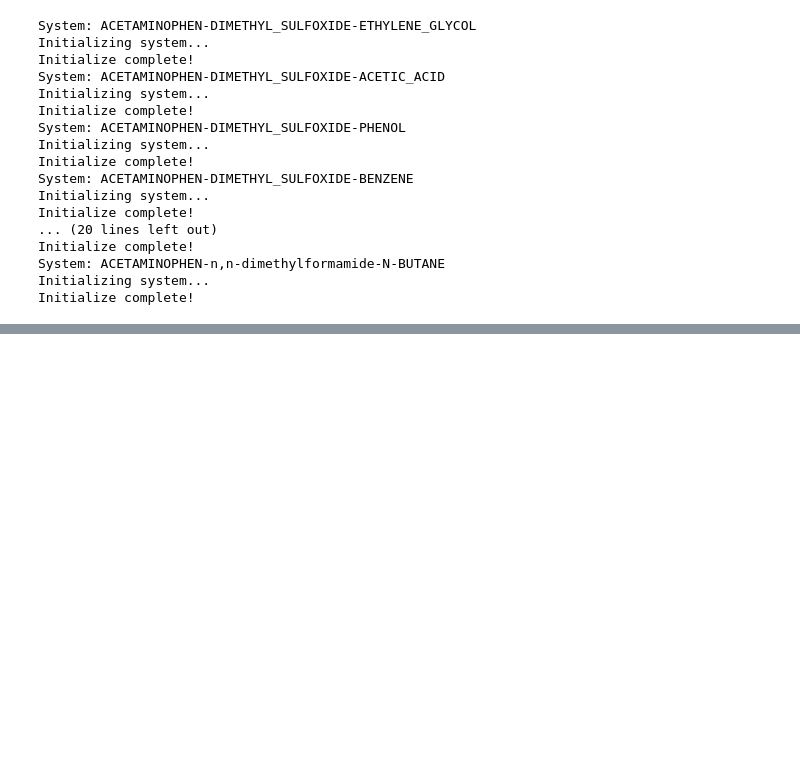
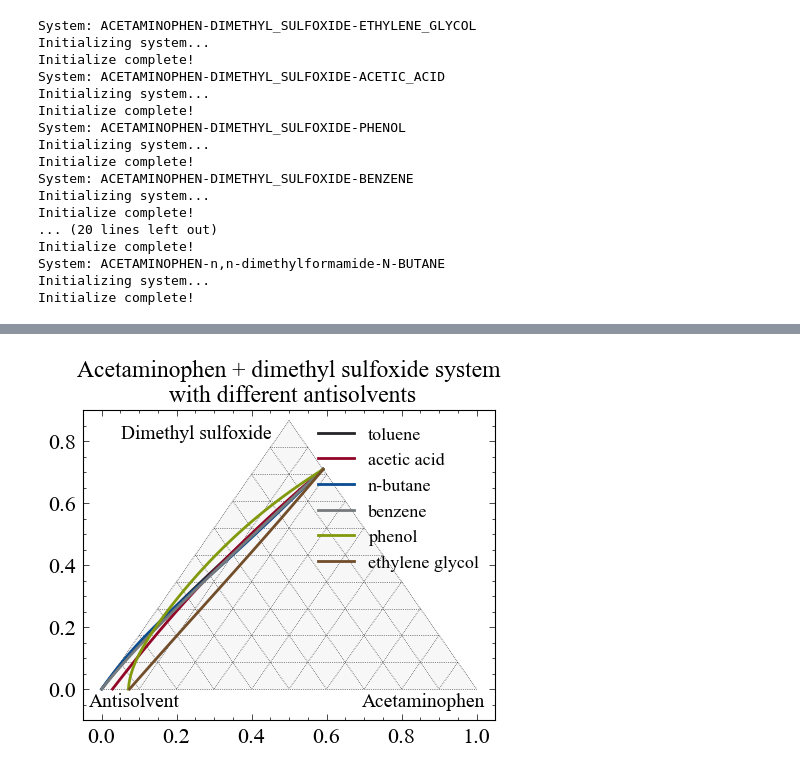
Before and after one commit to HyuntaeKR/drowning-out, a Jupyter notebook: thesis_project/pharma_antisolvent_screening.ipynb, the cells around one changed output, grey strips where cells are left out. Saved outputs shown, nothing was run; the diff lists cells and outputs as text; code cells hidden in the pictures; blank space fills up the shorter version.

```diff
--- a/thesis_project/pharma_antisolvent_screening.ipynb
+++ b/thesis_project/pharma_antisolvent_screening.ipynb
@@ -184,0 +228,45 @@ plt.savefig("./figures/ibuprofen_ethanol_ternary.png", bbox_inches="tight")
+# %%
+# acetaminophen + dimethyl sulfoxide system
+acet_directory = "./data/acetaminophen_calculation"
+pattern = "ACETAMINOPHEN_DIMETHYL_SULFOXIDE_"
+
+acet_files = os.listdir(acet_directory)
+acet_dimethyl_files = [
+    filename for filename in acet_files if re.match(pattern, filename)
+]
+
+fig3, tax = ternary.figure()
+fig3.set_size_inches(5, 4)
+plt.grid(False)
+tax.gridlines(multiple=0.1)
+tax.set_title(
+    f"Acetaminophen + dimethyl sulfoxide system\n with different antisolvents",
+    fontsize=17,
+)
+tax.right_corner_label("Acetaminophen", fontsize=14, position=(0.8, 0.05))
+tax.top_corner_label("Dimethyl sulfoxide", fontsize=14, position=(-0.25, 1.05))
+tax.left_corner_label("Antisolvent", fontsize=14, position=(0.1, 0.05))
+
+for filename in acet_dimethyl_files:
+    filename_split = filename.split("_")
+    if len(filename_split) == 4:
+        antisolv_name = filename_split[3].lower()
+    else:
+        antisolv_name = filename_split[3] + " " + filename_split[4]
+        antisolv_name = antisolv_name.lower()
+    filepath = os.path.join(acet_directory, filename)
+    read_cols = [
+        "solute_mol_fraction",
+        "solvent_mol_fraction",
+        "antisolvent_mol_fraction",
+    ]
+    ternary_data = pandas.read_csv(filepath, usecols=read_cols)
+    ternary_data = ternary_data.values
+    tax.plot(ternary_data, linewidth=2.0, label=antisolv_name)
+
+plt.legend(loc="upper right", fontsize=13)
+plt.savefig(
+    "./figures/acetaminophen_dimethylsufloxide_ternary.png", bbox_inches="tight"
+)
+# %% [output]
+[figure, added]
```
Also changed, not shown: parts of 2 cells of this notebook, 3 other files.
